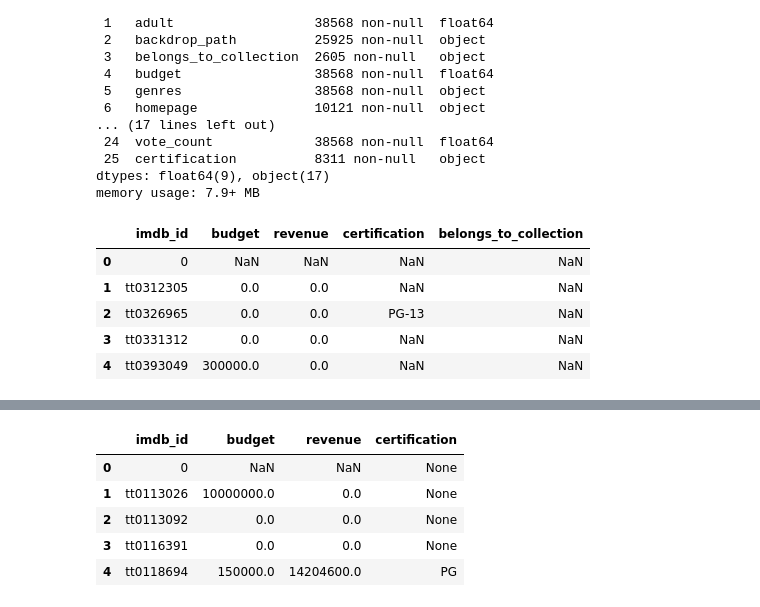
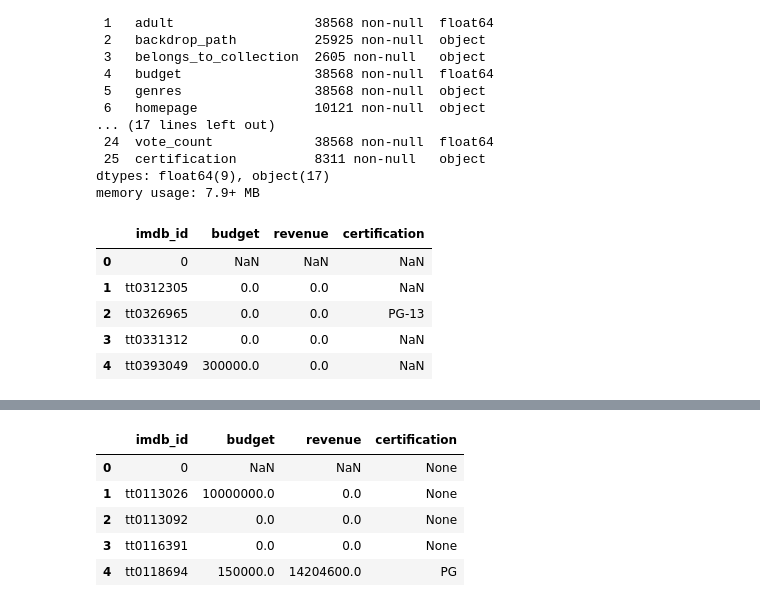
Before and after one commit to Noks06/ods-pt-data-enrichment-project, a Jupyter notebook: Data/Part4-Hypothesis-Testing.ipynb, the cells around one changed output, grey strips where cells are left out. Saved outputs shown, nothing was run; the diff lists cells and outputs as text; code cells hidden in the pictures.

```diff
--- a/Data/Part4-Hypothesis-Testing.ipynb
+++ b/Data/Part4-Hypothesis-Testing.ipynb
@@ -190,12 +190,12 @@ memory usage: 7.9+ MB
 # Saving the combine dataframe to zip file of csv
 df_combine.to_csv(f'{FOLDER}tmdb_results_combined.csv.gz',compression="gzip", index=False)
 # %%
-result = df_combine[['imdb_id','budget','revenue','certification','belongs_to_collection']]
+result = df_combine[['imdb_id','budget','revenue','certification']]
 result.head()
 # %% [output]
-|  | imdb_id | budget | revenue | certification | belongs_to_collection |
-| 0 | 0 | NaN | NaN | NaN | NaN |
-| 1 | tt0312305 | 0.0 | 0.0 | NaN | NaN |
-| 2 | tt0326965 | 0.0 | 0.0 | PG-13 | NaN |
-| 3 | tt0331312 | 0.0 | 0.0 | NaN | NaN |
-| 4 | tt0393049 | 300000.0 | 0.0 | NaN | NaN |
+|  | imdb_id | budget | revenue | certification |
+| 0 | 0 | NaN | NaN | NaN |
+| 1 | tt0312305 | 0.0 | 0.0 | NaN |
+| 2 | tt0326965 | 0.0 | 0.0 | PG-13 |
+| 3 | tt0331312 | 0.0 | 0.0 | NaN |
+| 4 | tt0393049 | 300000.0 | 0.0 | NaN |
```
Also changed, not shown: parts of 26 cells of this notebook, 4 other files.
